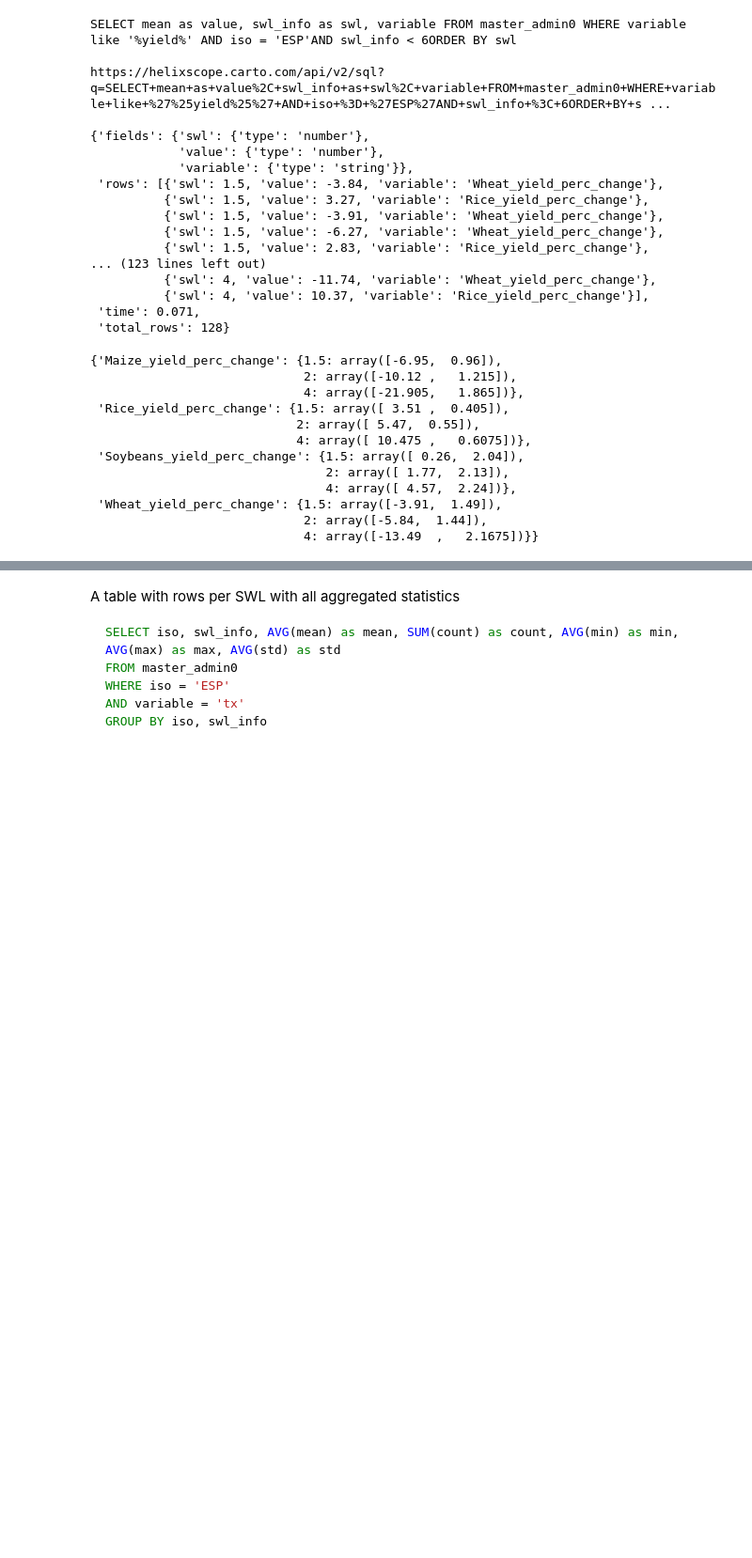
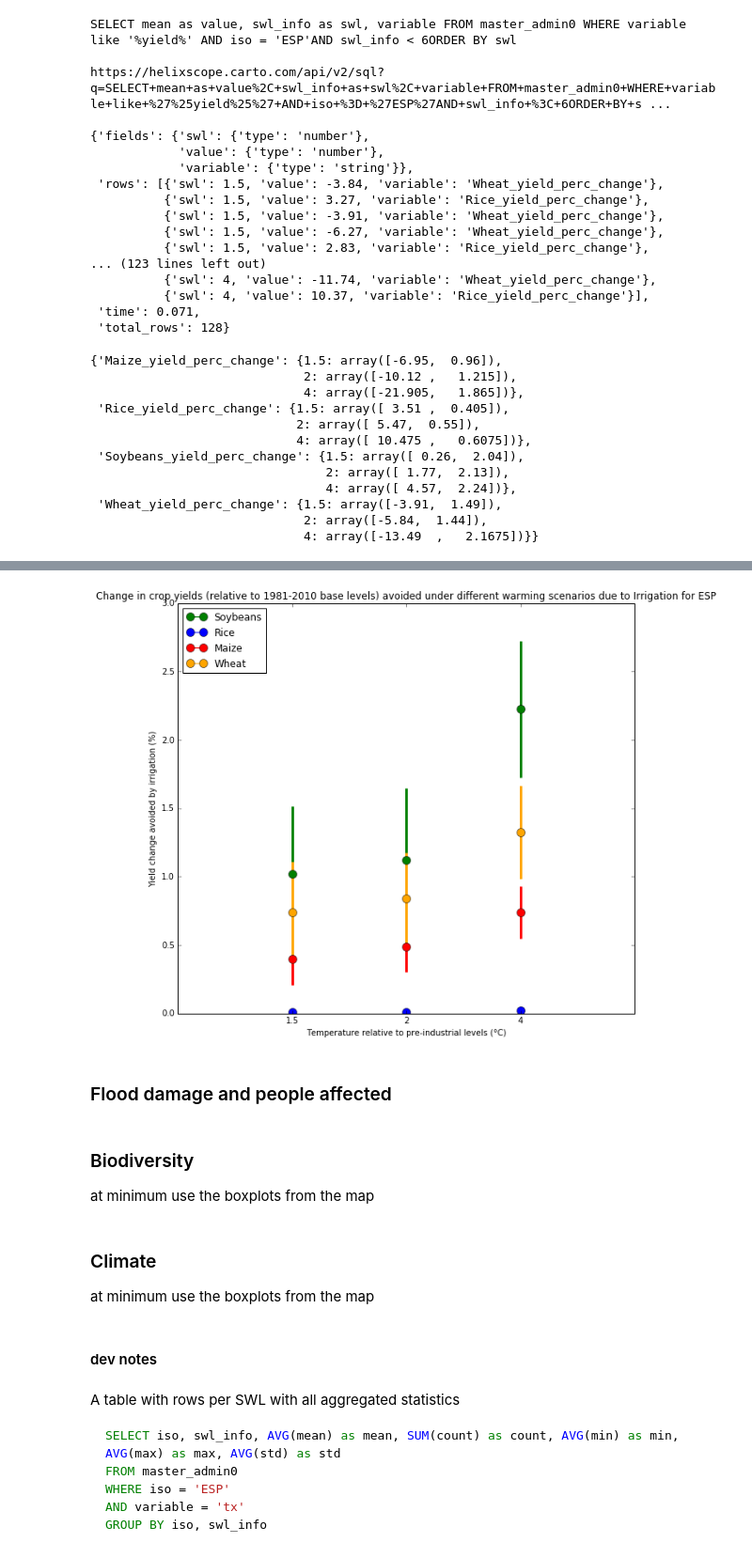
Before and after one commit to Vizzuality/helix-scope-data, a Jupyter notebook: work/backend_examples.ipynb, the cells around one changed output, grey strips where cells are left out. Shown at 94% size. Cells and saved outputs as stored; diff of their text form; code cells hidden in the pictures; blank space fills up the shorter version.

Commit message:
added irrigation related widget

```diff
--- a/work/backend_examples.ipynb
+++ b/work/backend_examples.ipynb
@@ -781,3 +870,54 @@ The following widget shows how much yield change was avoided under different war
+# %%
+plot_colors = {'Maize_Irrigation_avoided_perc_change': 'red',
+               'Rice_Irrigation_avoided_perc_change':  'blue',
+               'Soybeans_Irrigation_avoided_perc_change': 'green',
+               'Wheat_Irrigation_avoided_perc_change': 'orange'}
+
+legend_labels = {'Maize_Irrigation_avoided_perc_change': 'Maize',
+               'Rice_Irrigation_avoided_perc_change':  'Rice',
+               'Soybeans_Irrigation_avoided_perc_change': 'Soybeans',
+               'Wheat_Irrigation_avoided_perc_change': 'Wheat'}
+
+plt.figure(figsize=(10,9))
+for key in crop_d:
+    position = 0
+    for swl_key in [1.5, 2, 4]:
+        position += 1
+        if swl_key == 1.5:
+            legend_label = legend_labels[key]
+        else:
+            legend_label = None
+        plt.plot(position, crop_d[key][swl_key][0], marker='o', ms=10, color=plot_colors[key],
+                 label=legend_label)
+        plt.vlines(position,
+                   crop_d[key][swl_key][0] - crop_d[key][swl_key][1],
+                   crop_d[key][swl_key][0] + crop_d[key][swl_key][1],
+                   lw=3, colors=plot_colors[key]
+                  )
+
+
+plt.xlim([0,4])
+plt.ylim()
+plt.xticks(range(4),['','1.5','2','4'])
+plt.legend(loc=2, scatterpoints = 1)
+plt.title('Change in crop yields (relative to 1981-2010 base levels) avoided under different warming scenarios due to Irrigation for ' + iso)
+plt.ylabel(fig_labels_json[key])
+plt.xlabel(fig_labels_json['swl'])
+plt.show()
+# %% [output]
+[figure, added]
+# %% [markdown]
+### Flood damage and people affected
+# %% [markdown]
+### Biodiversity
+
+at minimum use the boxplots from the map
+# %% [markdown]
+### Climate
+
+at minimum use the boxplots from the map
+# %% [markdown]
+#### dev notes
 # %% [markdown]
 A table with rows per SWL with all aggregated statistics
 
```
Also changed, not shown: parts of 6 cells of this notebook.
